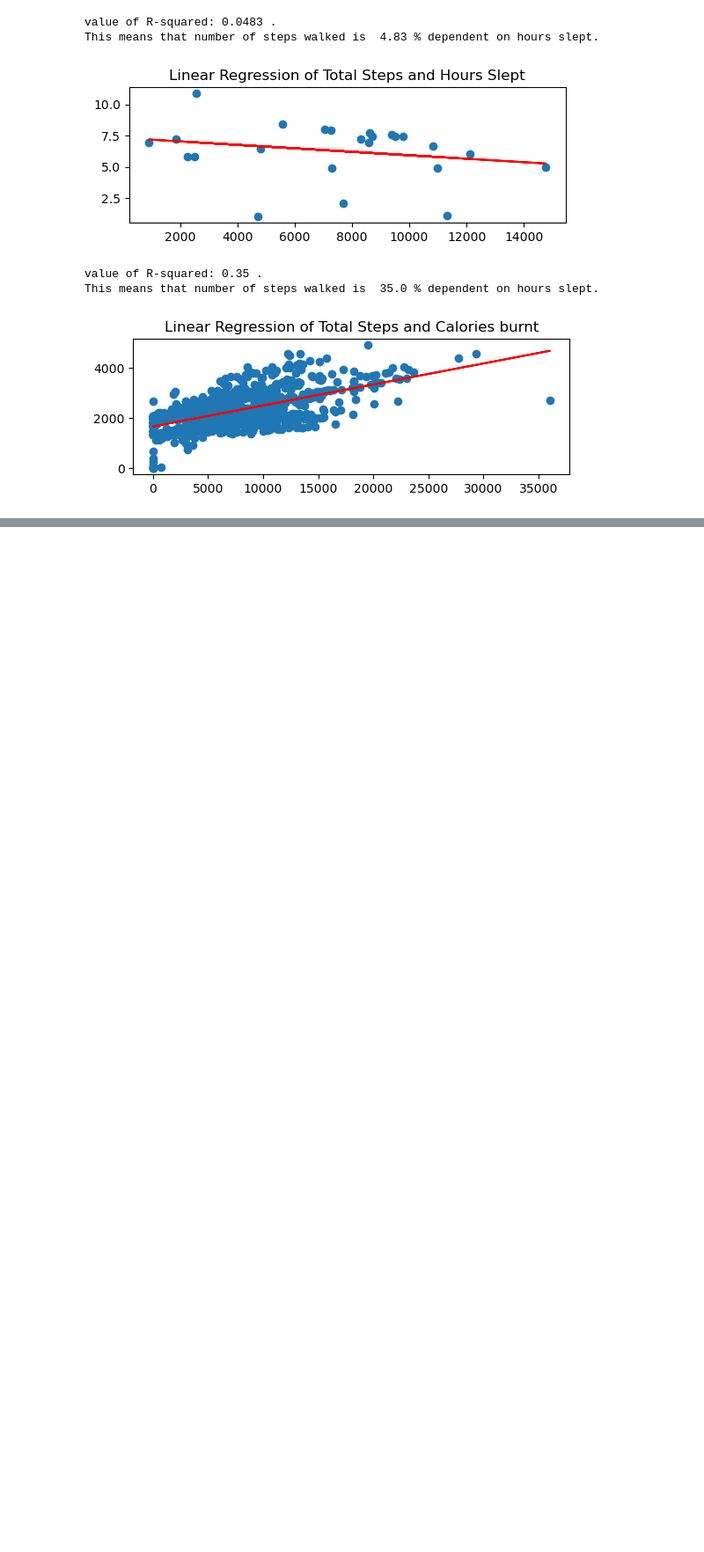
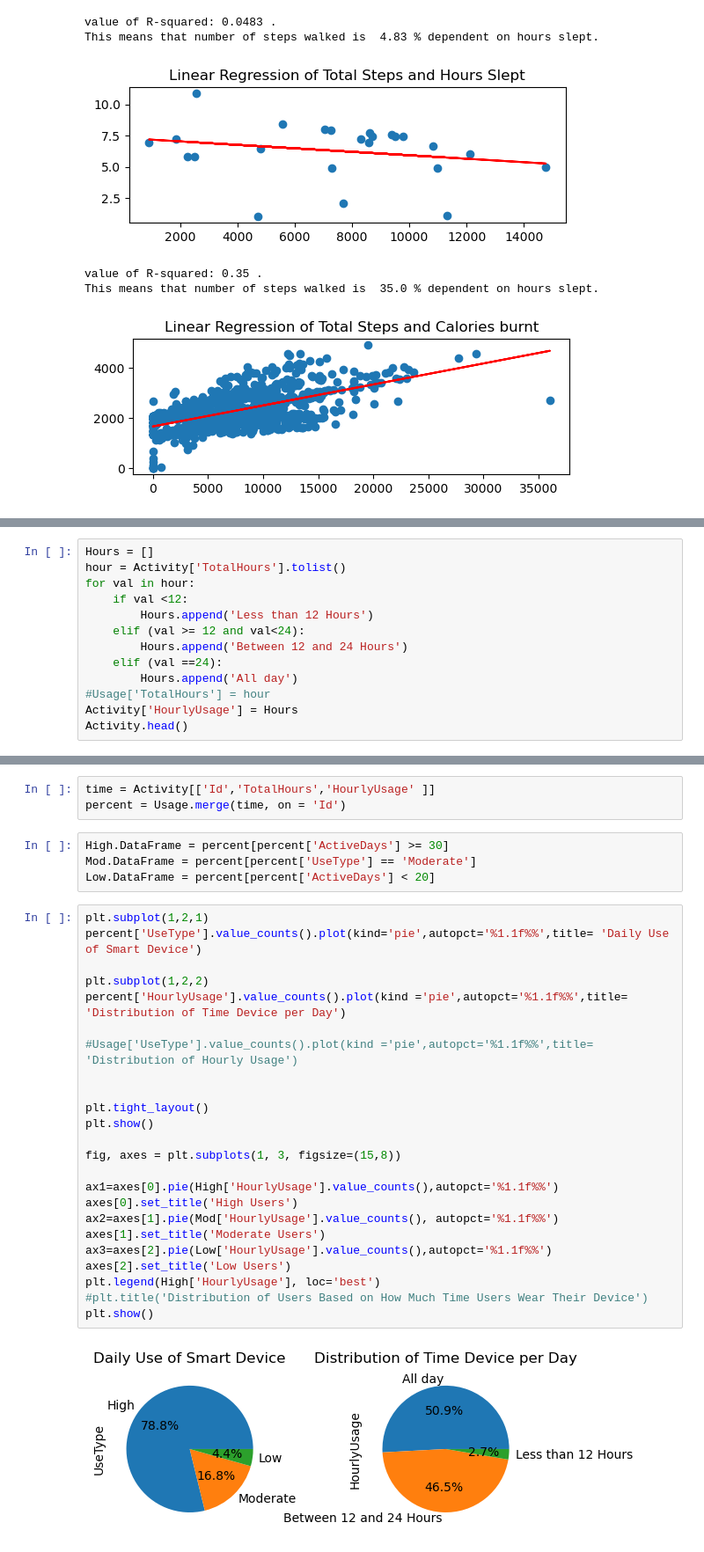
Before and after one commit to imaryam-safa/GoogleCapstone, a Jupyter notebook: Bellabeat Case Study - Maryam Safa.ipynb, the cells around one changed output, grey strips where cells are left out. Shown at 88% size. Drawn from its saved outputs; the diff is of its cells as text; blank space fills up the shorter version.

```diff
--- a/Bellabeat Case Study - Maryam Safa.ipynb
+++ b/Bellabeat Case Study - Maryam Safa.ipynb
@@ -372,0 +363,13 @@ plt.bar( date_objects, StepDaily['StepTotal'])
+# %%
+Hours = []
+hour = Activity['TotalHours'].tolist()
+for val in hour:
+    if val <12:
+        Hours.append('Less than 12 Hours')
+    elif (val >= 12 and val<24):
+        Hours.append('Between 12 and 24 Hours')
+    elif (val ==24):
+        Hours.append('All day')
+#Usage['TotalHours'] = hour
+Activity['HourlyUsage'] = Hours
+Activity.head()
@@ -372,0 +383,33 @@ plt.bar( date_objects, StepDaily['StepTotal'])
+# %%
+time = Activity[['Id','TotalHours','HourlyUsage' ]]
+percent = Usage.merge(time, on = 'Id')
+# %%
+High.DataFrame = percent[percent['ActiveDays'] >= 30]
+Mod.DataFrame = percent[percent['UseType'] == 'Moderate']
+Low.DataFrame = percent[percent['ActiveDays'] < 20]
+# %%
+plt.subplot(1,2,1)
+percent['UseType'].value_counts().plot(kind='pie',autopct='%1.1f%%',title= 'Daily Use of Smart Device')
+
+plt.subplot(1,2,2)
+percent['HourlyUsage'].value_counts().plot(kind ='pie',autopct='%1.1f%%',title= 'Distribution of Time Device per Day')
+
+#Usage['UseType'].value_counts().plot(kind ='pie',autopct='%1.1f%%',title= 'Distribution of Hourly Usage')
+
+
+plt.tight_layout()
+plt.show()
+
+fig, axes = plt.subplots(1, 3, figsize=(15,8))
+
+ax1=axes[0].pie(High['HourlyUsage'].value_counts(),autopct='%1.1f%%')
+axes[0].set_title('High Users')
+ax2=axes[1].pie(Mod['HourlyUsage'].value_counts(), autopct='%1.1f%%')
+axes[1].set_title('Moderate Users')
+ax3=axes[2].pie(Low['HourlyUsage'].value_counts(),autopct='%1.1f%%')
+axes[2].set_title('Low Users')
+plt.legend(High['HourlyUsage'], loc='best')
+#plt.title('Distribution of Users Based on How Much Time Users Wear Their Device')
+plt.show()
+# %% [output]
+[figure, added]
```
Also changed, not shown: parts of 11 cells of this notebook.
